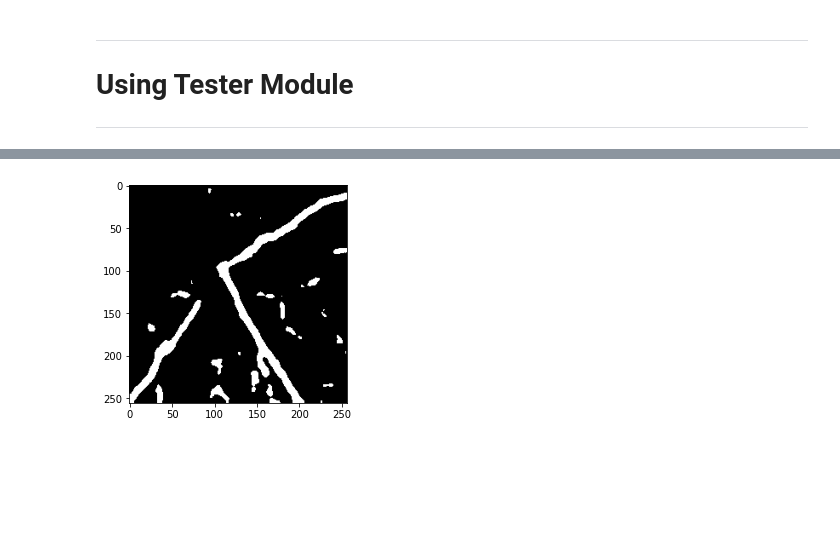
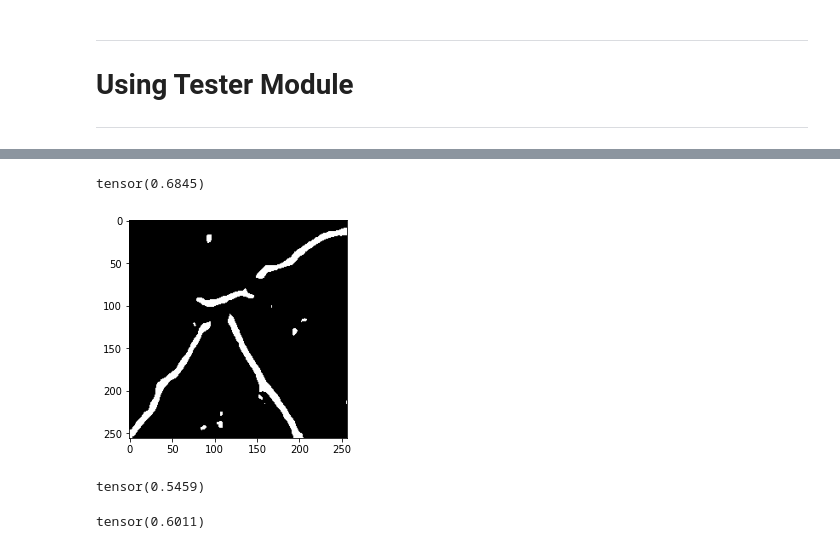
Before and after one commit to Ryanna-github/road-extraction, a Jupyter notebook: 2021-02-18_predict.ipynb, the cells around one changed output, grey strips where cells are left out. Cells and saved outputs as stored; diff of their text form; code cells hidden in the pictures; blank space fills up the shorter version.

Commit message:
stats for thesis

```diff
--- a/2021-02-18_predict.ipynb
+++ b/2021-02-18_predict.ipynb
@@ -180,7 +286,23 @@ img_tensor, label_tensor = transform(Image.fromarray(img)), transform(Image.from
+# %%
+IoU(torch.tensor(tt.pred).permute(2, 0, 1)/255,
+                         label_tensor)
+# %% [output]
+tensor(0.6845)
 # %%
-net = model.LinkNet34()
+net = model.DLinkNet34()
 device = torch.device('cuda' if torch.cuda.is_available() else 'cpu')
-tt = tester.Tester(net, device, 'bcetest_epoch3.pth')
-tt.test_one(img_tensor, threshold = 0.6)
+tt = tester.Tester(net, device, 'dlinknet34_adam_epoch20.pth')
+tt.test_one(img_tensor, threshold = 0.51)
+# plt.savefig("predict_result/thesis/test4_dlinknet.jpg")
 # %% [output]
-[figure, old version]
+[figure, new version]
+# %%
+loss.DiceCoeff().forward(torch.tensor(tt.pred).permute(2, 0, 1)/255,
+                         label_tensor)
+# %% [output]
+tensor(0.5459)
+# %%
+IoU(torch.tensor(tt.pred).permute(2, 0, 1)/255,
+                         label_tensor)
+# %% [output]
+tensor(0.6011)
```
Also changed, not shown: parts of 25 cells of this notebook, 18 other files.
